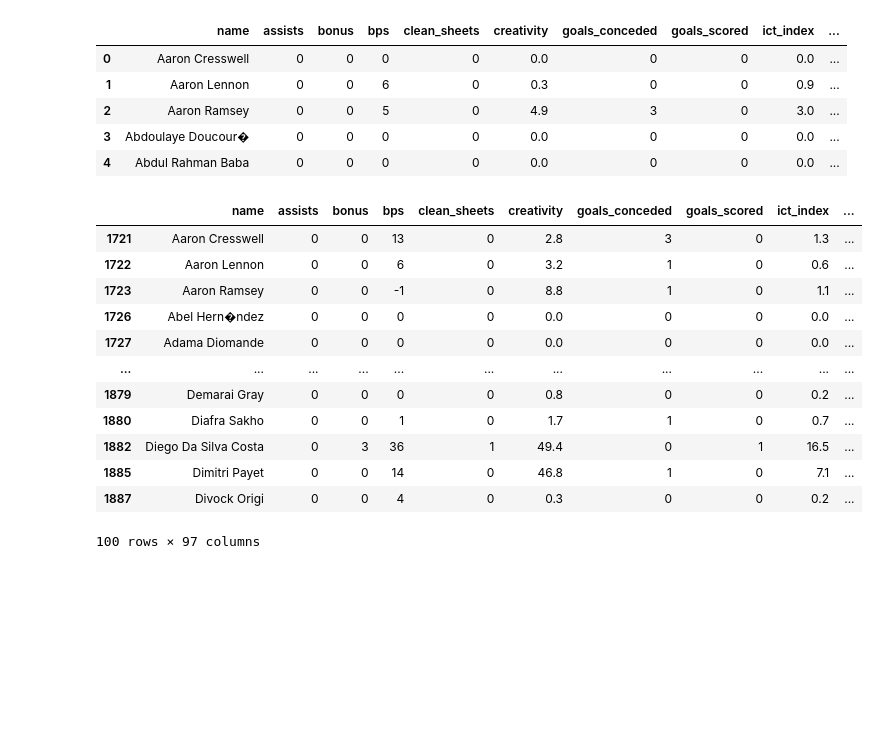
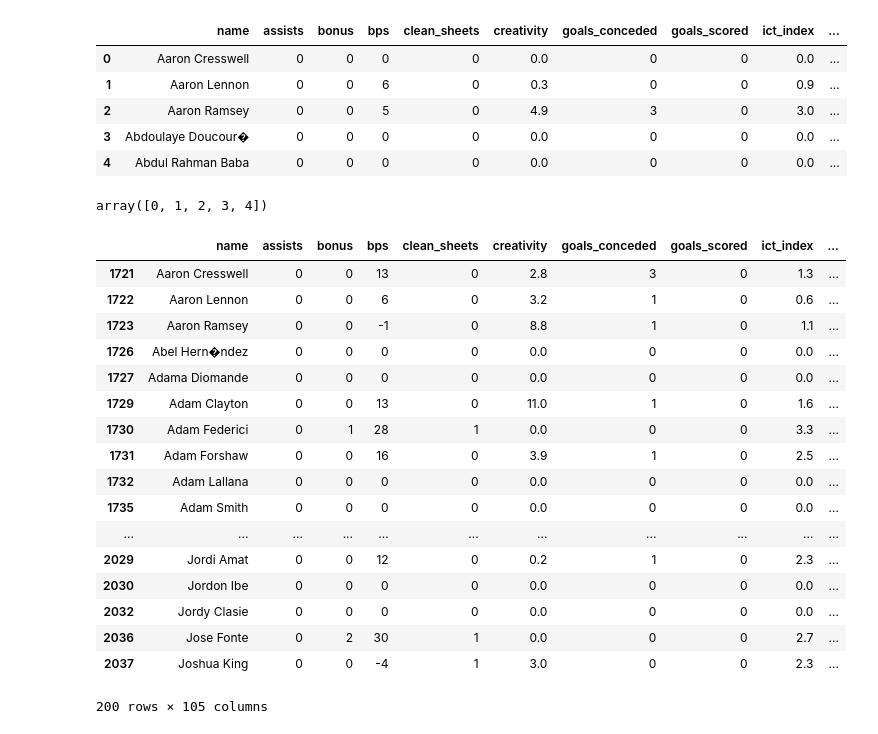
Before and after one commit to raghavbhutra/RedDevils, a Jupyter notebook: RD_Class.ipynb, the cells around one changed output. Saved outputs shown, nothing was run; the diff lists cells and outputs as text; code cells hidden in the pictures; blank space fills up the shorter version.

```diff
--- a/RD_Class.ipynb
+++ b/RD_Class.ipynb
@@ -369,15 +409,15 @@ def f(df):
 # %%
 gws1=gws1.groupby('id').apply(f)
 # %%
-# def f1(df):
-#     df['Assiststreak'] = (df['assists'] > 0).cumsum()
-#     df['cumsum'] = np.nan
-#     df.loc[df['assists'] == 0, 'cumsum'] = df['Assiststreak']
-#     df['cumsum'] = df['cumsum'].fillna(method='ffill')
-#     df['cumsum'] = df['cumsum'].fillna(0)
-#     df['Assist Streak'] = df['Assiststreak'] - df['cumsum']
-#     df.drop(['Assiststreak', 'cumsum'], axis=1, inplace=True)
-#     df['Assist Streak']=df['Assist Streak'].shift(1)
-#     return df
+def f2(df):
+    df['csstreak'] = (df['clean_sheets'] > 0).cumsum()
+    df['cumsum'] = np.nan
+    df.loc[df['clean_sheets'] == 0, 'cumsum'] = df['csstreak']
+    df['cumsum'] = df['cumsum'].fillna(method='ffill')
+    df['cumsum'] = df['cumsum'].fillna(0)
+    df['Clean Sheet Streak'] = df['csstreak'] - df['cumsum']
+    df.drop(['csstreak', 'cumsum'], axis=1, inplace=True)
+    df['Clean Sheet Streak']=df['Clean Sheet Streak'].shift(1)
+    return df
 # %%
-# gws1=gws1.groupby('id').apply(f1)
+gws1=gws1.groupby('id').apply(f2)
@@ -386,20 +424,43 @@ gws1=gws1.groupby('id').apply(f)
+# %%
+def f3(df):
+    df['psstreak'] = (df['penalties_saved'] > 0).cumsum()
+    df['cumsum'] = np.nan
+    df.loc[df['penalties_saved'] == 0, 'cumsum'] = df['psstreak']
+    df['cumsum'] = df['cumsum'].fillna(method='ffill')
+    df['cumsum'] = df['cumsum'].fillna(0)
+    df['Penalty Save Streak'] = df['psstreak'] - df['cumsum']
+    df.drop(['psstreak', 'cumsum'], axis=1, inplace=True)
+    df['Penalty Save Streak']=df['Penalty Save Streak'].shift(1)
+    return df
+# %%
+gws1=gws1.groupby('id').apply(f3)
+# %%
+gws1.goals_scored.unique()
+# %% [output]
+array([0, 1, 2, 3, 4])
 # %%
+#dropping all the NAn, inf values created because of feature engineering
 gws1=gws1.replace([np.inf, -np.inf], np.nan)
 
 gws1=gws1.dropna()
-gws1.head(100)
+gws1.head(200)
 # %% [output]
 |  | name | assists | bonus | bps | clean_sheets | creativity | goals_conceded | goals_scored | ict_index | ... |
 | 1721 | Aaron Cresswell | 0 | 0 | 13 | 0 | 2.8 | 3 | 0 | 1.3 | ... |
 | 1722 | Aaron Lennon | 0 | 0 | 6 | 0 | 3.2 | 1 | 0 | 0.6 | ... |
 | 1723 | Aaron Ramsey | 0 | 0 | -1 | 0 | 8.8 | 1 | 0 | 1.1 | ... |
 | 1726 | Abel Hern�ndez | 0 | 0 | 0 | 0 | 0.0 | 0 | 0 | 0.0 | ... |
 | 1727 | Adama Diomande | 0 | 0 | 0 | 0 | 0.0 | 0 | 0 | 0.0 | ... |
+| 1729 | Adam Clayton | 0 | 0 | 13 | 0 | 11.0 | 1 | 0 | 1.6 | ... |
+| 1730 | Adam Federici | 0 | 1 | 28 | 1 | 0.0 | 0 | 0 | 3.3 | ... |
+| 1731 | Adam Forshaw | 0 | 0 | 16 | 0 | 3.9 | 1 | 0 | 2.5 | ... |
+| 1732 | Adam Lallana | 0 | 0 | 0 | 0 | 0.0 | 0 | 0 | 0.0 | ... |
+| 1735 | Adam Smith | 0 | 0 | 0 | 0 | 0.0 | 0 | 0 | 0.0 | ... |
 | ... | ... | ... | ... | ... | ... | ... | ... | ... | ... | ... |
-| 1879 | Demarai Gray | 0 | 0 | 0 | 0 | 0.8 | 0 | 0 | 0.2 | ... |
-| 1880 | Diafra Sakho | 0 | 0 | 1 | 0 | 1.7 | 1 | 0 | 0.7 | ... |
-| 1882 | Diego Da Silva Costa | 0 | 3 | 36 | 1 | 49.4 | 0 | 1 | 16.5 | ... |
-| 1885 | Dimitri Payet | 0 | 0 | 14 | 0 | 46.8 | 1 | 0 | 7.1 | ... |
-| 1887 | Divock Origi | 0 | 0 | 4 | 0 | 0.3 | 0 | 0 | 0.2 | ... |
+| 2029 | Jordi Amat | 0 | 0 | 12 | 0 | 0.2 | 1 | 0 | 2.3 | ... |
+| 2030 | Jordon Ibe | 0 | 0 | 0 | 0 | 0.0 | 0 | 0 | 0.0 | ... |
+| 2032 | Jordy Clasie | 0 | 0 | 0 | 0 | 0.0 | 0 | 0 | 0.0 | ... |
+| 2036 | Jose Fonte | 0 | 2 | 30 | 1 | 0.0 | 0 | 0 | 2.7 | ... |
+| 2037 | Joshua King | 0 | 0 | -4 | 1 | 3.0 | 0 | 0 | 2.3 | ... |
-100 rows × 97 columns
+200 rows × 105 columns
 # %%
```
Also changed, not shown: parts of 42 cells of this notebook.
